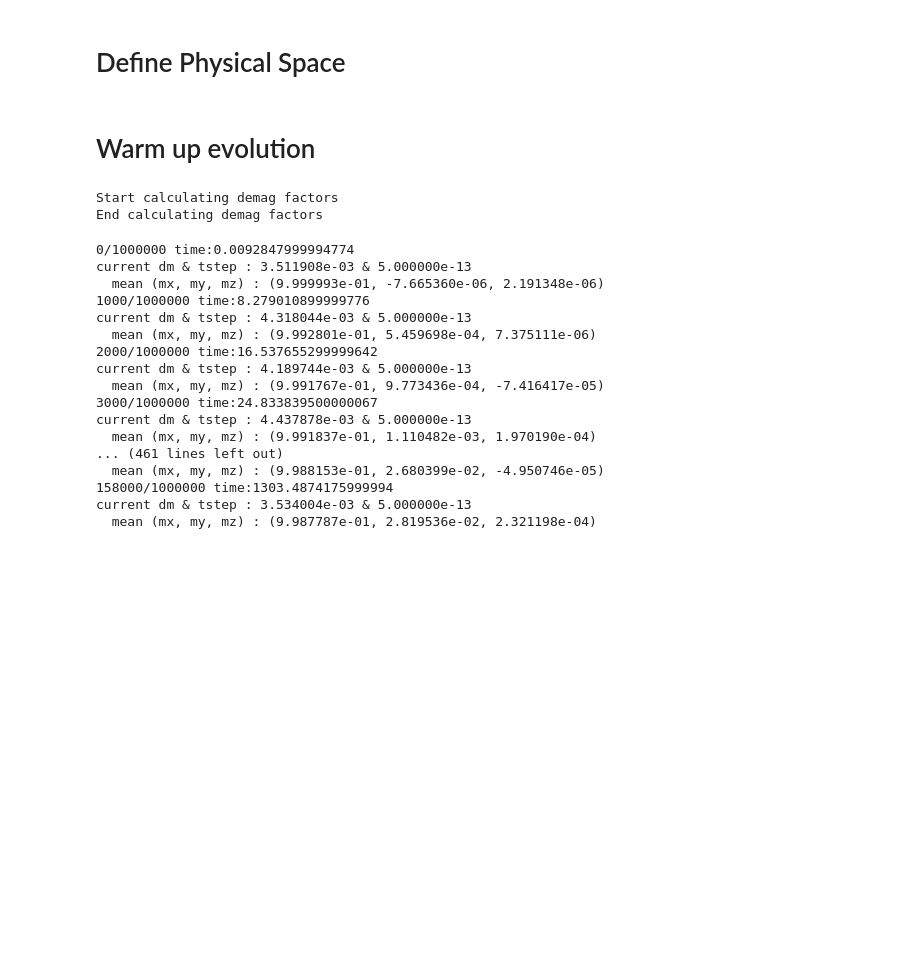
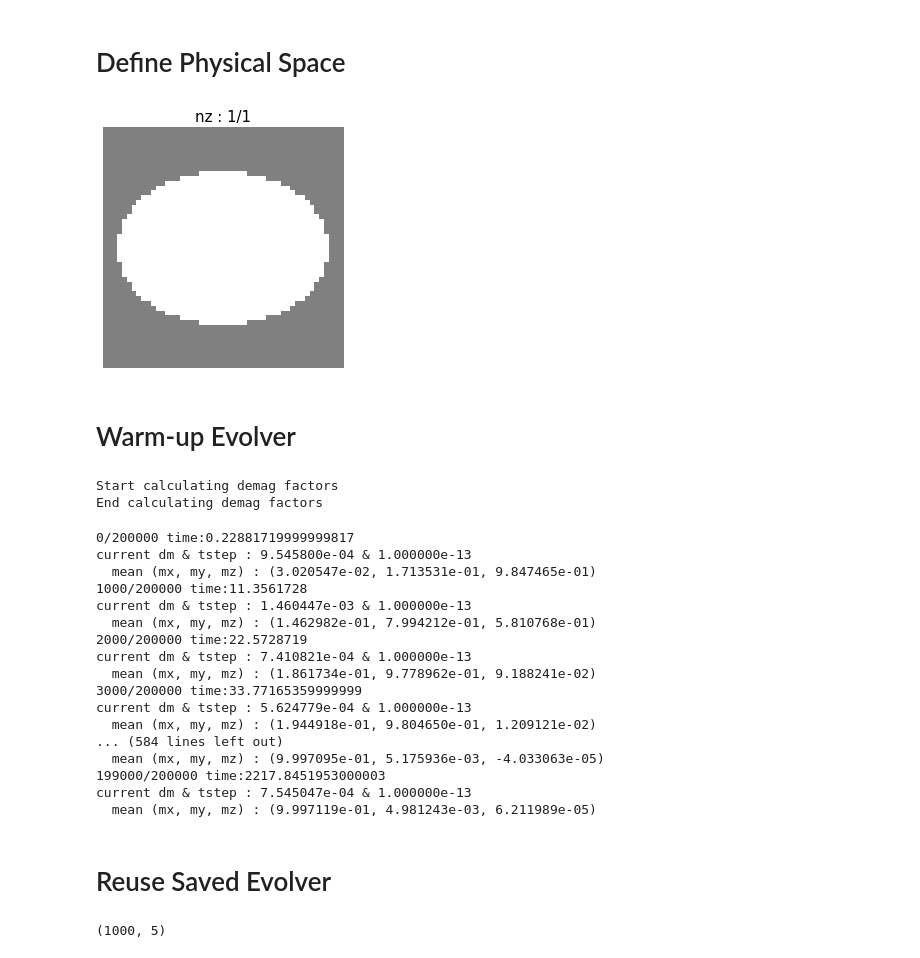
Before and after one commit to yunsj111/PycroMagnetics, a Jupyter notebook: tutorial/2_calculate_magnetic_simulation.ipynb, the cells around one changed output. Drawn from its saved outputs; the diff is of its cells as text; code cells hidden in the pictures; blank space fills up the shorter version.

```diff
--- a/tutorial/2_calculate_magnetic_simulation.ipynb
+++ b/tutorial/2_calculate_magnetic_simulation.ipynb
@@ -23,40 +26,40 @@ from PycroMagnetics import magmatlib as mml
 # %%
 # Define space
 m1 = ppm.Ferromagnet(Lx=50*10**-7,
                      Ly=50*10**-7,
                      Lz=1*10**-7,
                      nx=50,
                      ny=50,
                      nz=1,
                      PBCx=False,
                      PBCy=False,
                      PBCz=False)
 
 # Set geometry
 m1.setCylindricalMask(center_x=25*10**-7,
                       center_y=25*10**-7,
                       center_z=0.5*10**-7,
-                      radius_x=25*10**-7,
-                      radius_y=25*10**-7,
+                      radius_x=22*10**-7,
+                      radius_y=16*10**-7,
                       height=1*10**-7,
                       angle=0)
 
 # Get material
 mater1 = mml.Ni_PolyCrystal()
 mater1.Ms = 1080
 
 # Asign material to the object
 m1.asign_material(mater1)
 
 # Initialize magnetization state
-m1.setUniformMagnetization(thetaM0=90, phiM0=0)
+m1.setUniformMagnetization(thetaM0=10, phiM0=80)
 
 # Print asigned property
-# print('mx'); pmv.show_MagProperties(m1.mx, vmin=-1, vmax=1, figsize=(5,5), fontsize=15)
-# print('my'); pmv.show_MagProperties(m1.my, vmin=-1, vmax=1, figsize=(5,5), fontsize=15)
-# print('mz'); pmv.show_MagProperties(m1.mz, vmin=-1, vmax=1, figsize=(5,5), fontsize=15)
+pmv.show_mask(m1, figsize=(5,5), fontsize=15)
+# %% [output]
+[figure, added]
 # %% [markdown]
-# Warm up evolution
+# Warm-up Evolver
 # %%
 evol= ppm.Evolver(magnet=m1,
                   tstep=1e-13,
@@ -82,12 +79,15 @@ evol.tstep=5e-13
 # %%
+# Set work name
+name = 'test1'
+
 # Set total calculation step number
-total = 1000000
+total = 200000
 
 # Set verbosity
 verbose = 1
 
 # Set Logger
-mlogger = ppm.MagnetLogger(log_name='new')
+mlogger = ppm.MagnetLogger(log_name=name)
 
 # Set uniform external magnetic field
 evol.setUniformExternalMagneticField(Hextx=0, Hexty=0, Hextz=0)
@@ -120,7 +120,7 @@ for i in range(total):
 
     # Save evolver
     if i%5000 == 0:
-        ppm.save_Evolver(evol, 'test1')
+        ppm.save_Evolver(evol, name)
 
     if i%1000 == 0:
         if verbose > 0:
@@ -141,20 +141,30 @@ for i in range(total):
     if endure >= 10:
         break
 # %% [output]
-0/1000000 time:0.0092847999994774
-current dm & tstep : 3.511908e-03 & 5.000000e-13
-  mean (mx, my, mz) : (9.999993e-01, -7.665360e-06, 2.191348e-06)
-1000/1000000 time:8.279010899999776
-current dm & tstep : 4.318044e-03 & 5.000000e-13
-  mean (mx, my, mz) : (9.992801e-01, 5.459698e-04, 7.375111e-06)
-2000/1000000 time:16.537655299999642
-current dm & tstep : 4.189744e-03 & 5.000000e-13
-  mean (mx, my, mz) : (9.991767e-01, 9.773436e-04, -7.416417e-05)
-3000/1000000 time:24.833839500000067
-current dm & tstep : 4.437878e-03 & 5.000000e-13
-  mean (mx, my, mz) : (9.991837e-01, 1.110482e-03, 1.970190e-04)
-... (461 lines left out)
-  mean (mx, my, mz) : (9.988153e-01, 2.680399e-02, -4.950746e-05)
-158000/1000000 time:1303.4874175999994
-current dm & tstep : 3.534004e-03 & 5.000000e-13
-  mean (mx, my, mz) : (9.987787e-01, 2.819536e-02, 2.321198e-04)
+0/200000 time:0.22881719999999817
+current dm & tstep : 9.545800e-04 & 1.000000e-13
+  mean (mx, my, mz) : (3.020547e-02, 1.713531e-01, 9.847465e-01)
+1000/200000 time:11.3561728
+current dm & tstep : 1.460447e-03 & 1.000000e-13
+  mean (mx, my, mz) : (1.462982e-01, 7.994212e-01, 5.810768e-01)
+2000/200000 time:22.5728719
+current dm & tstep : 7.410821e-04 & 1.000000e-13
+  mean (mx, my, mz) : (1.861734e-01, 9.778962e-01, 9.188241e-02)
+3000/200000 time:33.77165359999999
+current dm & tstep : 5.624779e-04 & 1.000000e-13
+  mean (mx, my, mz) : (1.944918e-01, 9.804650e-01, 1.209121e-02)
+... (584 lines left out)
+  mean (mx, my, mz) : (9.997095e-01, 5.175936e-03, -4.033063e-05)
+199000/200000 time:2217.8451953000003
+current dm & tstep : 7.545047e-04 & 1.000000e-13
+  mean (mx, my, mz) : (9.997119e-01, 4.981243e-03, 6.211989e-05)
+# %% [markdown]
+# Reuse Saved Evolver
+# %%
+name = 'test1'
+evol = ppm.load_Evolver(name)
+df = pd.read_csv('./log/'+name+'.csv')
+df = df.astype('float64')
+df.shape
+# %% [output]
+(1000, 5)
```
Also changed, not shown: parts of 7 cells of this notebook.
